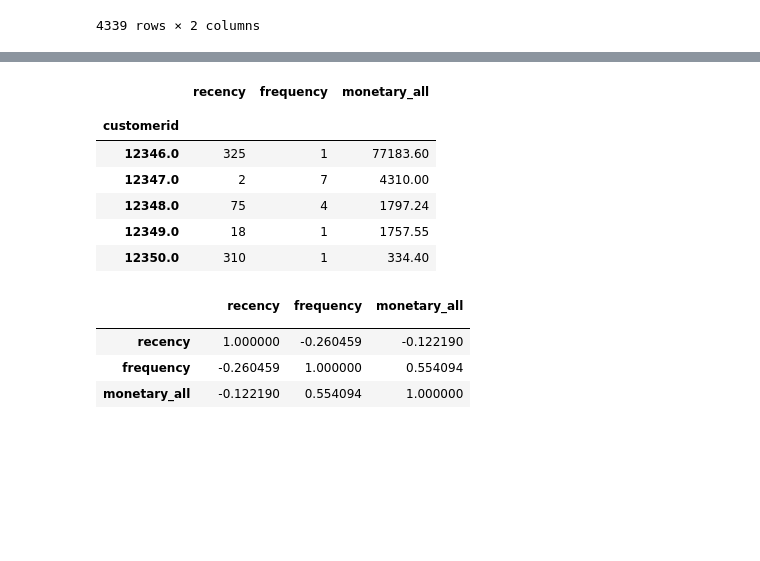
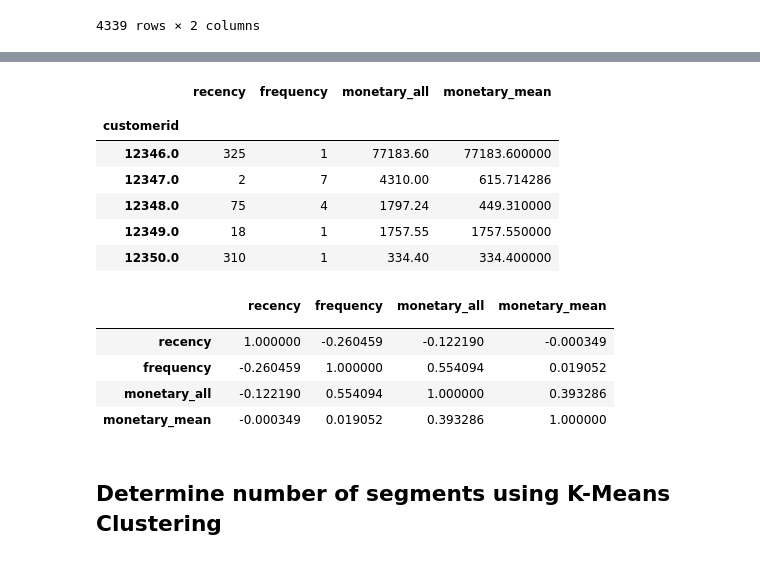
Before and after one commit to ajyeoh/ajyeoh_portfolio, a Jupyter notebook: 2_customer_segmentation_ecommerce/Customer Segmentation - RFM Analysis on E-Commerce Dataset.ipynb, the cells around one changed output, grey strips where cells are left out. Saved outputs shown, nothing was run; the diff lists cells and outputs as text; code cells hidden in the pictures; blank space fills up the shorter version.

```diff
--- a/2_customer_segmentation_ecommerce/Customer Segmentation - RFM Analysis on E-Commerce Dataset.ipynb
+++ b/2_customer_segmentation_ecommerce/Customer Segmentation - RFM Analysis on E-Commerce Dataset.ipynb
@@ -238,26 +238,27 @@ df_group.head(25)
 # %%
 df_group['frequency'] = df_group[('date', 'count')]
 df_group['recency'] = (df_group[('date', 'max')].max() - df_group[('date', 'max')]).dt.days
 df_group['monetary_all'] = df_group[('total_amount', 'sum')]
 df_group['monetary_mean'] = df_group[('total_amount', 'mean')]
 
-rfm = df_group[['customerid',  'recency', 'frequency', 'monetary_all']]
+rfm = df_group[['customerid',  'recency', 'frequency', 'monetary_all', 'monetary_mean']]
 rfm.set_index('customerid', inplace=True)
 rfm.head()
 # %% [output]
-|  | recency | frequency | monetary_all |
-|  |  |  |  |
-| customerid |  |  |  |
-| 12346.0 | 325 | 1 | 77183.60 |
-| 12347.0 | 2 | 7 | 4310.00 |
-| 12348.0 | 75 | 4 | 1797.24 |
-| 12349.0 | 18 | 1 | 1757.55 |
-| 12350.0 | 310 | 1 | 334.40 |
+|  | recency | frequency | monetary_all | monetary_mean |
+|  |  |  |  |  |
+| customerid |  |  |  |  |
+| 12346.0 | 325 | 1 | 77183.60 | 77183.600000 |
+| 12347.0 | 2 | 7 | 4310.00 | 615.714286 |
+| 12348.0 | 75 | 4 | 1797.24 | 449.310000 |
+| 12349.0 | 18 | 1 | 1757.55 | 1757.550000 |
+| 12350.0 | 310 | 1 | 334.40 | 334.400000 |
 # %%
 rfm.corr()
 # %% [output]
-|  |  | recency | frequency | monetary_all |
-|  |  |  |  |  |
-| recency |  | 1.000000 | -0.260459 | -0.122190 |
-| frequency |  | -0.260459 | 1.000000 | 0.554094 |
-| monetary_all |  | -0.122190 | 0.554094 | 1.000000 |
+|  |  | recency | frequency | monetary_all | monetary_mean |
+|  |  |  |  |  |  |
+| recency |  | 1.000000 | -0.260459 | -0.122190 | -0.000349 |
+| frequency |  | -0.260459 | 1.000000 | 0.554094 | 0.019052 |
+| monetary_all |  | -0.122190 | 0.554094 | 1.000000 | 0.393286 |
+| monetary_mean |  | -0.000349 | 0.019052 | 0.393286 | 1.000000 |
@@ -265,0 +265,2 @@ rfm.corr()
+# %% [markdown]
+## Determine number of segments using K-Means Clustering
```
Also changed, not shown: parts of 7 cells of this notebook.
